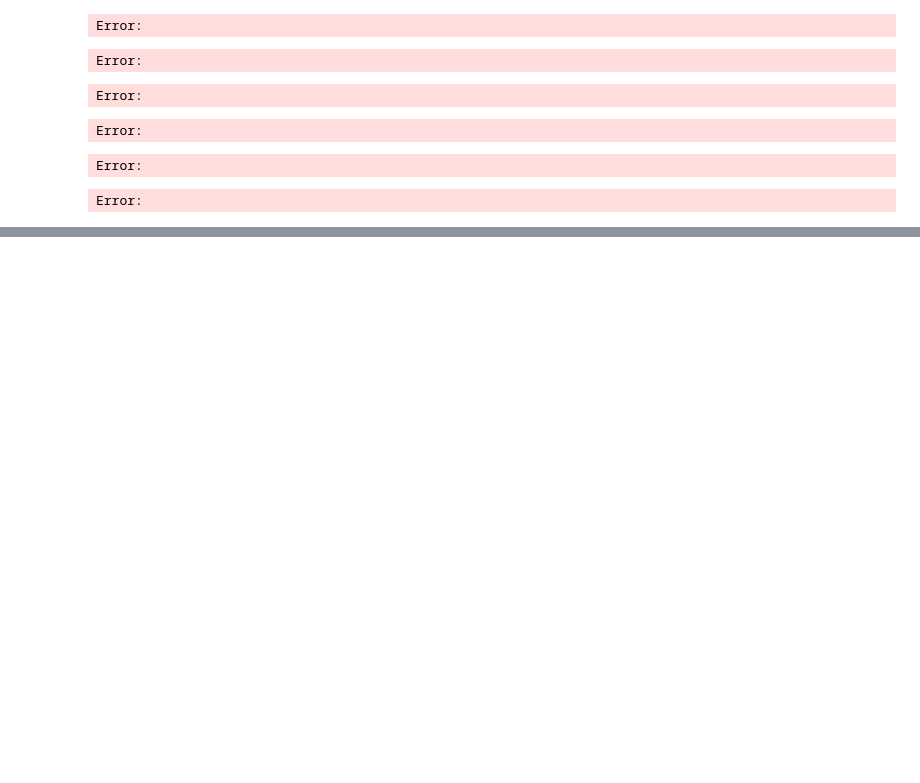
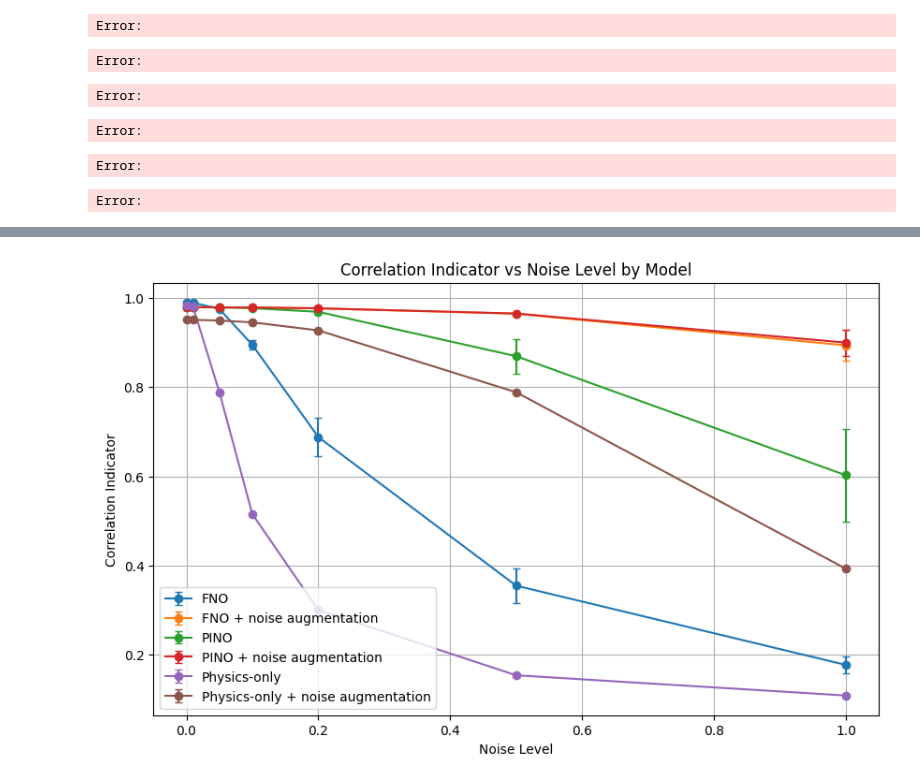
Before and after one commit to c-tallen/inverse_problems_with_pino, a Jupyter notebook: summary_analysis.ipynb, the cells around one changed output, grey strips where cells are left out. Drawn from its saved outputs; the diff is of its cells as text; code cells hidden in the pictures; blank space fills up the shorter version.

```diff
--- a/summary_analysis.ipynb
+++ b/summary_analysis.ipynb
@@ -130,0 +279,22 @@ Error:
+# %%
+plt.figure(figsize=(10, 6))
+
+for model_name, group in summary.groupby("model_name"):
+    g = group.sort_values("Noise Level")
+    plt.errorbar(
+        g["Noise Level"],
+        g["corr_mean"],
+        yerr=g["corr_std"].fillna(0),
+        marker="o",
+        capsize=3,
+        label=model_name,
+    )
+
+plt.xlabel("Noise Level")
+plt.ylabel("Correlation Indicator")
+plt.title("Correlation Indicator vs Noise Level by Model")
+plt.grid(True)
+plt.legend()
+plt.show()
+# %% [output]
+[figure, added]
```
Also changed, not shown: parts of 8 cells of this notebook, 2 other files.
